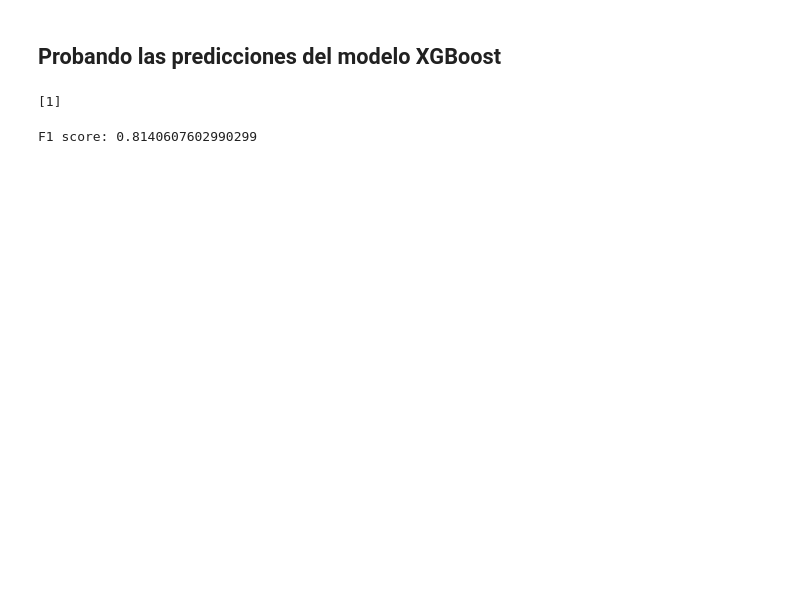
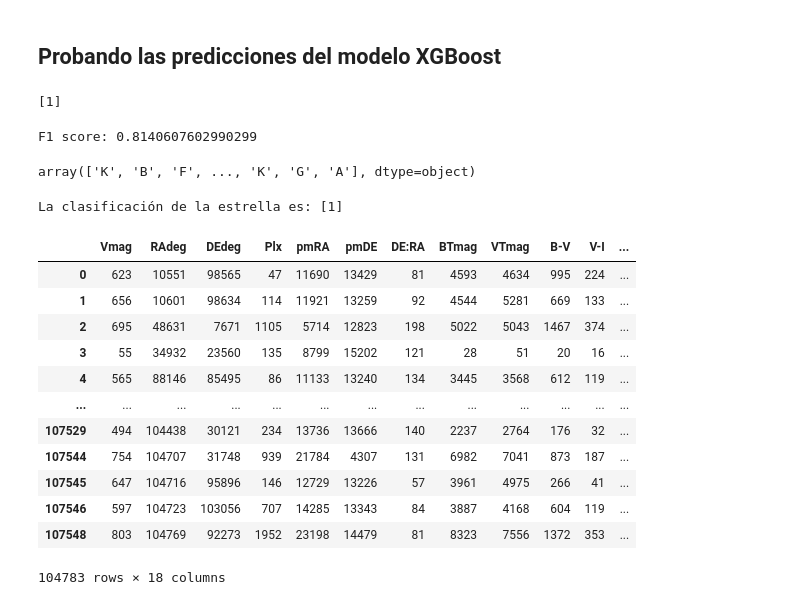
Before and after one commit to Vasallo94/Hipparcos, a Jupyter notebook: notebooks/ML_2.ipynb, the cells around one changed output. Cells and saved outputs as stored; diff of their text form; code cells hidden in the pictures; blank space fills up the shorter version.

```diff
--- a/notebooks/ML_2.ipynb
+++ b/notebooks/ML_2.ipynb
@@ -258,0 +254,4 @@ F1 score: 0.8140607602990299
+# %%
+y_pred_originales
+# %% [output]
+array(['K', 'B', 'F', ..., 'K', 'G', 'A'], dtype=object)
@@ -258,0 +260,41 @@ F1 score: 0.8140607602990299
+# %%
+
+Vmag = 8.4
+BTmag = 8.44
+VTmag = 8.45
+B_V = 0.49
+V_I = 0.56
+Hpmag = 8.45
+V_I_red = 2.85
+d = 819.29
+T = 6302.58
+M_v = -1.16
+M_Hip = -1.12
+
+# Seleccionar las mismas características que se utilizaron para entrenar el modelo
+X_new = pd.DataFrame([[Vmag, BTmag, VTmag, B_V, V_I, Hpmag, V_I_red, d, T, M_v, M_Hip]], columns=['Vmag', 'BTmag', 'VTmag', 'B-V', 'V-I', 'Hpmag', '(V-I)red', 'd', 'T', 'M_v', 'M_Hip'])
+
+
+# Utilizar el modelo para predecir la clasificación de la estrella
+y_pred = model_RF.predict(X_new)
+
+
+print("La clasificación de la estrella es:", y_pred)
+# %% [output]
+La clasificación de la estrella es: [1]
+# %%
+df
+# %% [output]
+|  | Vmag | RAdeg | DEdeg | Plx | pmRA | pmDE | DE:RA | BTmag | VTmag | B-V | V-I | ... |
+| 0 | 623 | 10551 | 98565 | 47 | 11690 | 13429 | 81 | 4593 | 4634 | 995 | 224 | ... |
+| 1 | 656 | 10601 | 98634 | 114 | 11921 | 13259 | 92 | 4544 | 5281 | 669 | 133 | ... |
+| 2 | 695 | 48631 | 7671 | 1105 | 5714 | 12823 | 198 | 5022 | 5043 | 1467 | 374 | ... |
+| 3 | 55 | 34932 | 23560 | 135 | 8799 | 15202 | 121 | 28 | 51 | 20 | 16 | ... |
+| 4 | 565 | 88146 | 85495 | 86 | 11133 | 13240 | 134 | 3445 | 3568 | 612 | 119 | ... |
+| ... | ... | ... | ... | ... | ... | ... | ... | ... | ... | ... | ... | ... |
+| 107529 | 494 | 104438 | 30121 | 234 | 13736 | 13666 | 140 | 2237 | 2764 | 176 | 32 | ... |
+| 107544 | 754 | 104707 | 31748 | 939 | 21784 | 4307 | 131 | 6982 | 7041 | 873 | 187 | ... |
+| 107545 | 647 | 104716 | 95896 | 146 | 12729 | 13226 | 57 | 3961 | 4975 | 266 | 41 | ... |
+| 107546 | 597 | 104723 | 103056 | 707 | 14285 | 13343 | 84 | 3887 | 4168 | 604 | 119 | ... |
+| 107548 | 803 | 104769 | 92273 | 1952 | 23198 | 14479 | 81 | 8323 | 7556 | 1372 | 353 | ... |
+104783 rows × 18 columns
```
Also changed, not shown: parts of 20 cells of this notebook, 18 other files.
